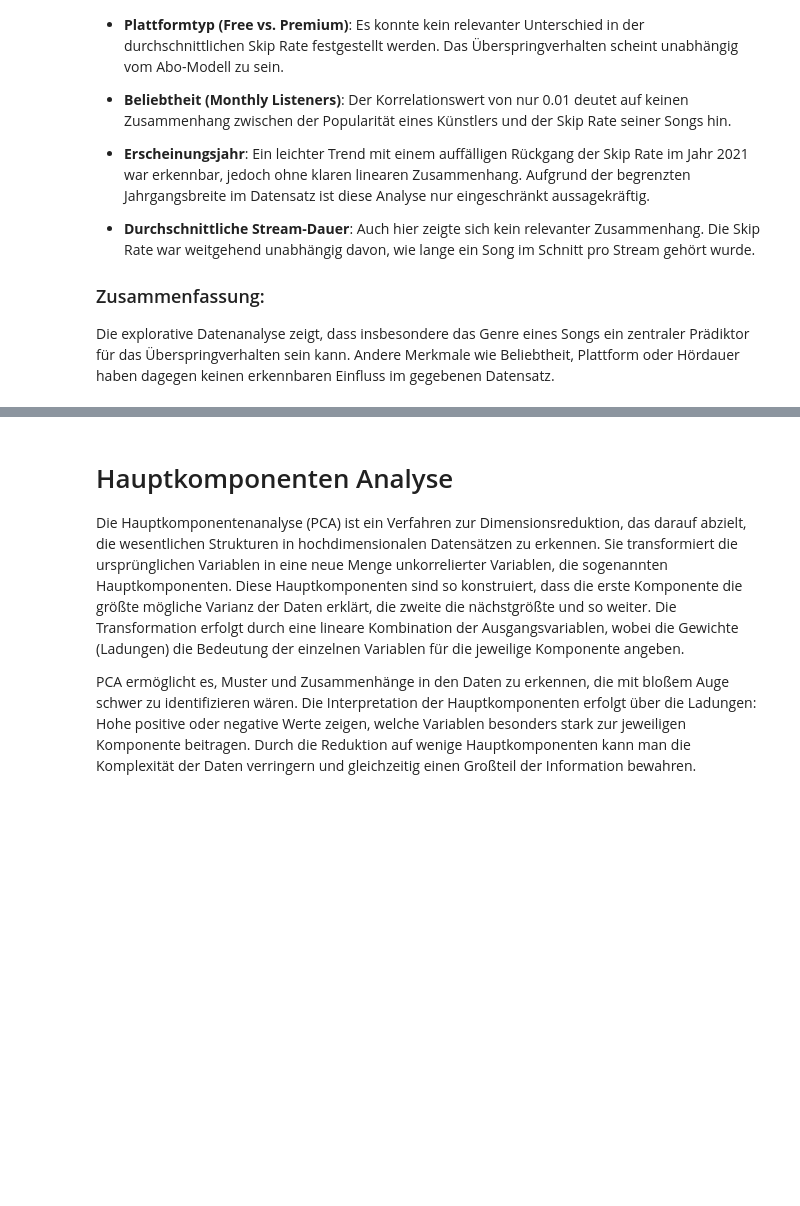
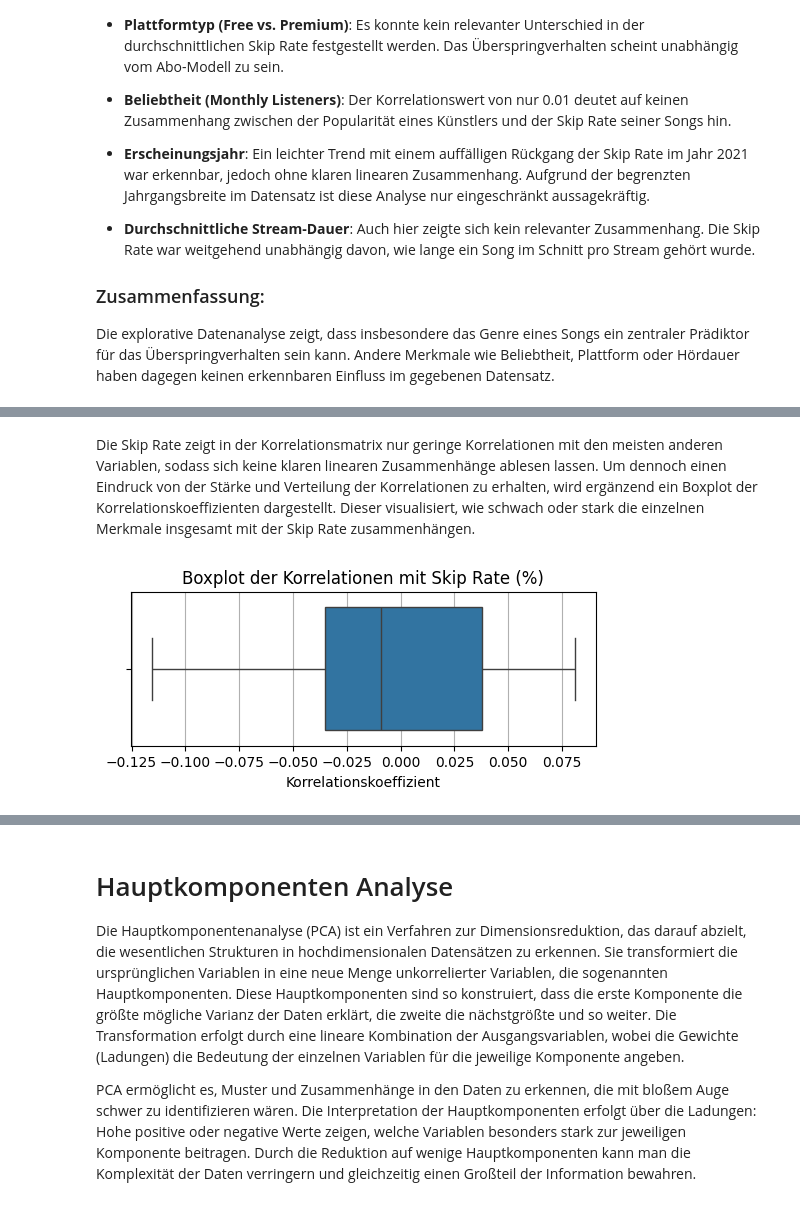
Before and after one commit to LeXeS2/spotify_angewandte_datenanalyse, a Jupyter notebook: spotify.ipynb, the cells around one changed output, grey strips where cells are left out. Drawn from its saved outputs; the diff is of its cells as text; code cells hidden in the pictures; blank space fills up the shorter version.

```diff
--- a/spotify.ipynb
+++ b/spotify.ipynb
@@ -449,0 +473,11 @@ Die explorative Datenanalyse zeigt, dass insbesondere das Genre eines Songs ein
+# %% [markdown]
+Die Skip Rate zeigt in der Korrelationsmatrix nur geringe Korrelationen mit den meisten anderen Variablen, sodass sich keine klaren linearen Zusammenhänge ablesen lassen. Um dennoch einen Eindruck von der Stärke und Verteilung der Korrelationen zu erhalten, wird ergänzend ein Boxplot der Korrelationskoeffizienten dargestellt. Dieser visualisiert, wie schwach oder stark die einzelnen Merkmale insgesamt mit der Skip Rate zusammenhängen.
+# %%
+plt.figure(figsize=(6, 2))
+sns.boxplot(x=corr_matrix['Skip Rate (%)'].drop('Skip Rate (%)'))
+plt.title("Boxplot der Korrelationen mit Skip Rate (%)")
+plt.xlabel("Korrelationskoeffizient")
+plt.grid(True, axis='x')
+plt.show()
+# %% [output]
+[figure, added]
```
Also changed, not shown: parts of 22 cells of this notebook.
